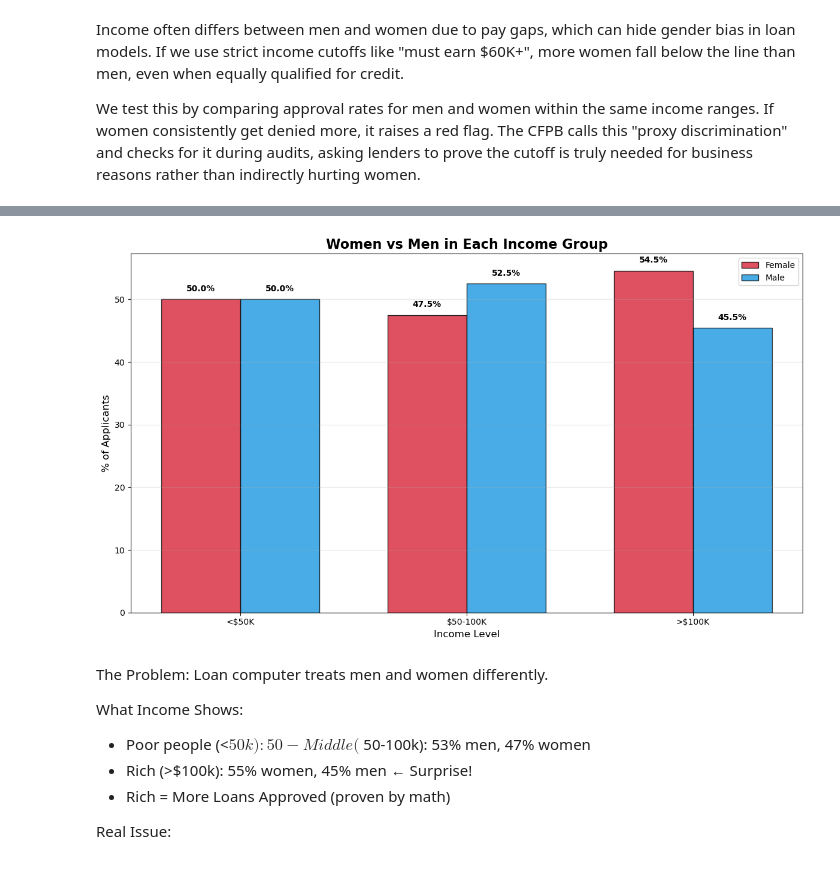
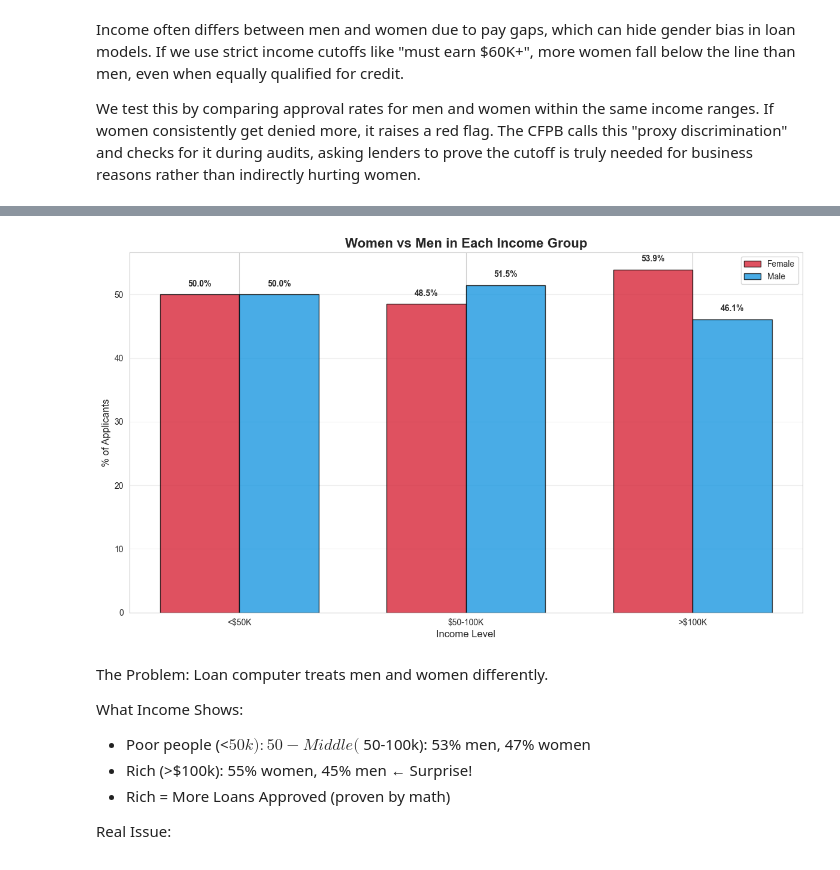
Before and after one commit to korbidietl/dego_gp_txc1, a Jupyter notebook: notebooks/02-bias-analysis.ipynb, the cells around one changed output, grey strips where cells are left out. Cells and saved outputs as stored; diff of their text form; code cells hidden in the pictures.

```diff
--- a/notebooks/02-bias-analysis.ipynb
+++ b/notebooks/02-bias-analysis.ipynb
@@ -245,3 +206,18 @@ Violations (<80%): ['25-34']
 Income often differs between men and women due to pay gaps, which can hide gender bias in loan models. If we use strict income cutoffs like "must earn $60K+", more women fall below the line than men, even when equally qualified for credit.
 
 We test this by comparing approval rates for men and women within the same income ranges. If women consistently get denied more, it raises a red flag. The CFPB calls this "proxy discrimination" and checks for it during audits, asking lenders to prove the cutoff is truly needed for business reasons rather than indirectly hurting women.
+# %%
+# Income on Gender Proxy
+df['income_bin'] = pd.cut(df["financials.annual_income"],
+                               bins=[0, 50000, 100000, np.inf],
+                               labels=['<$50K', '$50-100K', '>$100K'])
+
+
+income_gender = (df.groupby('income_bin', observed=False)['applicant_info.gender']
+                 .value_counts(normalize=True).unstack().fillna(0))
+print("Income on Gender Proxy Discrimination:\n")
+print(income_gender.round(3))
+
+income_numeric = pd.to_numeric(df["financials.annual_income"], errors='coerce')
+income_corr = df['decision.loan_approved'].corr(income_numeric)
+print(f"Income → Approval correlation: {income_corr:.3f}")
@@ -248,53 +233,30 @@ We test this by comparing approval rates for men and women within the same incom
 # %%
-# Income → Gender Proxy
-print("\n" + "="*50)
-print("INCOME → GENDER PROXY DISCRIMINATION")
-print("="*50)
+# Visualisation
+# Gender % by income
+fig, ax = plt.subplots(1, 1, figsize=(12, 7))
 
-income_col = safe_col(df_valid, 'financials.annual_income')
-print(f"Income data: {income_col.notna().sum()}/{len(df_valid)} records")
+x = np.arange(len(income_gender.index))
+width = 0.35
 
-if income_col.notna().any():
-    df_valid['income_bin'] = pd.cut(income_col.fillna(0),
-                                   bins=[0, 50000, 100000, np.inf],
-                                   labels=['<$50K', '$50-100K', '>$100K'])
+female_bars = ax.bar(x - width/2, income_gender['Female'] * 100,
+                    width, label='Female', color='#D72638', alpha=0.8, edgecolor='black')
+male_bars = ax.bar(x + width/2, income_gender['Male'] * 100,
+                  width, label='Male', color='#1B98E0', alpha=0.8, edgecolor='black')
 
+ax.set_title('Women vs Men in Each Income Group', fontweight='bold', fontsize=16)
+ax.set_ylabel('% of Applicants', fontsize=12)
+ax.set_xlabel('Income Level', fontsize=12)
+ax.set_xticks(x)
+ax.set_xticklabels(income_gender.index)
+ax.legend()
+ax.grid(axis='y', alpha=0.3)
 
-    income_gender = (df_valid.groupby('income_bin', observed=False)['gender_norm']
-                     .value_counts(normalize=True).unstack().fillna(0))
-    print("\nIncome → Gender:")
-    print(income_gender.round(3))
+for bars in [female_bars, male_bars]:
+    for bar in bars:
+        height = bar.get_height()
+        ax.text(bar.get_x() + bar.get_width()/2., height + 1,
+               f'{height:.1f}%', ha='center', va='bottom', fontweight='bold')
 
-    income_numeric = pd.to_numeric(income_col, errors='coerce')
-    income_corr = df_valid['decision.loan_approved'].corr(income_numeric)
-    print(f"Income → Approval correlation: {income_corr:.3f}")
-
-    # Gender % by income
-    fig, ax = plt.subplots(1, 1, figsize=(12, 7))
-
-    x = np.arange(len(income_gender.index))
-    width = 0.35
-
-    female_bars = ax.bar(x - width/2, income_gender['Female'] * 100,
-                        width, label='Female', color='#D72638', alpha=0.8, edgecolor='black')
-    male_bars = ax.bar(x + width/2, income_gender['Male'] * 100,
-                      width, label='Male', color='#1B98E0', alpha=0.8, edgecolor='black')
-
-    ax.set_title('Women vs Men in Each Income Group', fontweight='bold', fontsize=16)
-    ax.set_ylabel('% of Applicants', fontsize=12)
-    ax.set_xlabel('Income Level', fontsize=12)
-    ax.set_xticks(x)
-    ax.set_xticklabels(income_gender.index)
-    ax.legend()
-    ax.grid(axis='y', alpha=0.3)
-
-    for bars in [female_bars, male_bars]:
-        for bar in bars:
-            height = bar.get_height()
-            ax.text(bar.get_x() + bar.get_width()/2., height + 1,
-                   f'{height:.1f}%', ha='center', va='bottom', fontweight='bold')
-
-    plt.tight_layout()
-    plt.savefig('income_proxy_simple.png', dpi=300, bbox_inches='tight')
-    plt.show()
+plt.tight_layout()
+plt.show()
 # %% [output]
@@ -313,4 +263,4 @@ Income → Approval correlation: 0.129
-[figure, old version]
+[figure, new version]
 # %% [markdown]
 The Problem: Loan computer treats men and women differently.
 
```
Also changed, not shown: parts of 22 cells of this notebook.
